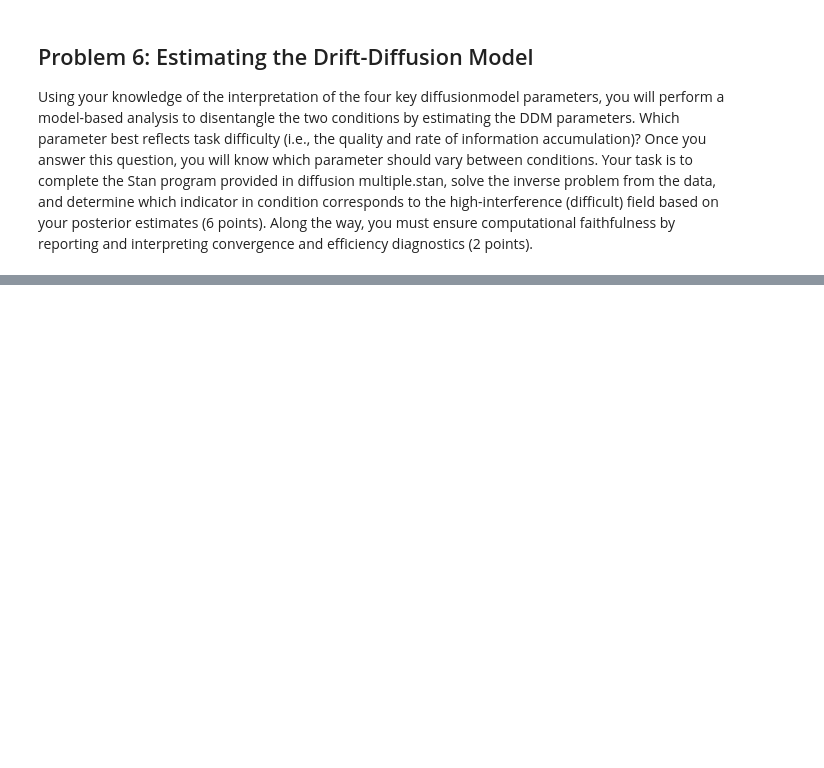
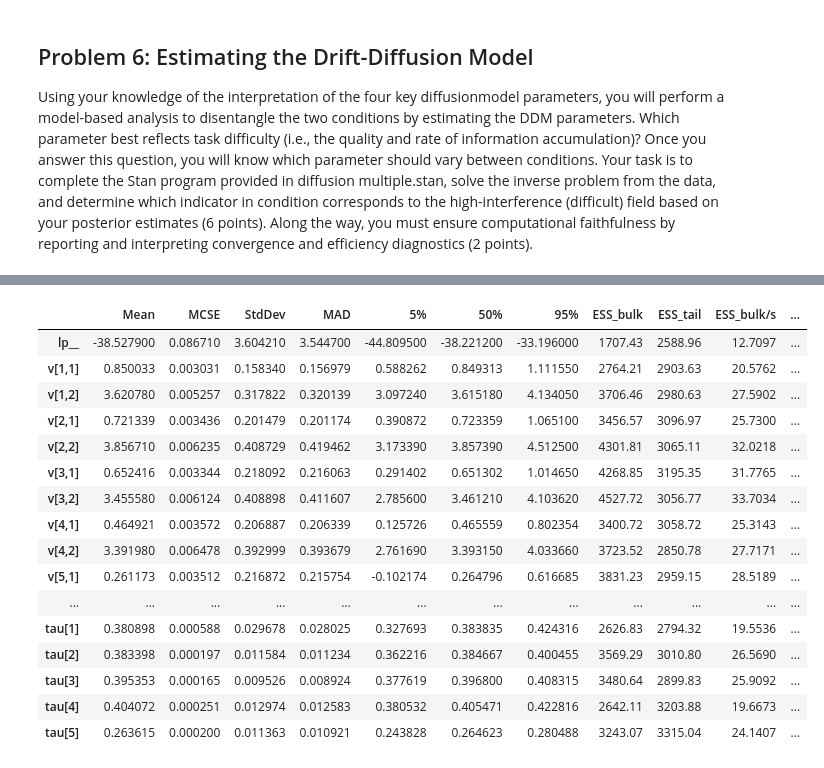
Before and after one commit to amahammad132/COGS4210, a Jupyter notebook: HW3/hw_code_solutions.ipynb, the cells around one changed output, grey strips where cells are left out. Saved outputs shown, nothing was run; the diff lists cells and outputs as text; code cells hidden in the pictures; blank space fills up the shorter version.

```diff
--- a/HW3/hw_code_solutions.ipynb
+++ b/HW3/hw_code_solutions.ipynb
@@ -466,3 +466,5 @@ Consider re-running with show_console=True if the above output is unclear!
 ## Problem 6: Estimating the Drift-Diffusion Model
 Using your knowledge of the interpretation of the four key diffusionmodel parameters, you will perform a model-based analysis to disentangle the two conditions by
 estimating the DDM parameters. Which parameter best reflects task difficulty (i.e., the quality and rate of information accumulation)? Once you answer this question, you will know which parameter should vary between conditions. Your task is to complete the Stan program provided in diffusion multiple.stan, solve the inverse problem from the data, and determine which indicator in condition corresponds to the high-interference (difficult) field based on your posterior estimates (6 points). Along the way, you must ensure computational faithfulness by reporting and interpreting convergence and efficiency diagnostics (2 points).
+# %%
+model = CmdStanModel(model_name='diffusion_multiple', stan_file='./model/diffusion_multiple.stan')
@@ -468,0 +475,19 @@ estimating the DDM parameters. Which parameter best reflects task difficulty (i.
+# %%
+data = pd.read_csv("./data/response_times.csv", sep=";", header= 0)
+# %%
+data_dict = {
+    "N": len(data),
+    "J": data.id.nunique(),
+    "id": data.id.values,
+    "y": data.rt.values,
+    "condition": data.condition.values,
+    "choice": data.choice.values
+
+}
+
+fit = model.sample(
+    data=data_dict,
+    chains=4,
+    iter_warmup=1000,
+    iter_sampling=1000
+)
@@ -468,0 +515,20 @@ estimating the DDM parameters. Which parameter best reflects task difficulty (i.
+# %%
+fit.summary()
+# %% [output]
+|  | Mean | MCSE | StdDev | MAD | 5% | 50% | 95% | ESS_bulk | ESS_tail | ESS_bulk/s | ... |
+| lp__ | -38.527900 | 0.086710 | 3.604210 | 3.544700 | -44.809500 | -38.221200 | -33.196000 | 1707.43 | 2588.96 | 12.7097 | ... |
+| v[1,1] | 0.850033 | 0.003031 | 0.158340 | 0.156979 | 0.588262 | 0.849313 | 1.111550 | 2764.21 | 2903.63 | 20.5762 | ... |
+| v[1,2] | 3.620780 | 0.005257 | 0.317822 | 0.320139 | 3.097240 | 3.615180 | 4.134050 | 3706.46 | 2980.63 | 27.5902 | ... |
+| v[2,1] | 0.721339 | 0.003436 | 0.201479 | 0.201174 | 0.390872 | 0.723359 | 1.065100 | 3456.57 | 3096.97 | 25.7300 | ... |
+| v[2,2] | 3.856710 | 0.006235 | 0.408729 | 0.419462 | 3.173390 | 3.857390 | 4.512500 | 4301.81 | 3065.11 | 32.0218 | ... |
+| v[3,1] | 0.652416 | 0.003344 | 0.218092 | 0.216063 | 0.291402 | 0.651302 | 1.014650 | 4268.85 | 3195.35 | 31.7765 | ... |
+| v[3,2] | 3.455580 | 0.006124 | 0.408898 | 0.411607 | 2.785600 | 3.461210 | 4.103620 | 4527.72 | 3056.77 | 33.7034 | ... |
+| v[4,1] | 0.464921 | 0.003572 | 0.206887 | 0.206339 | 0.125726 | 0.465559 | 0.802354 | 3400.72 | 3058.72 | 25.3143 | ... |
+| v[4,2] | 3.391980 | 0.006478 | 0.392999 | 0.393679 | 2.761690 | 3.393150 | 4.033660 | 3723.52 | 2850.78 | 27.7171 | ... |
+| v[5,1] | 0.261173 | 0.003512 | 0.216872 | 0.215754 | -0.102174 | 0.264796 | 0.616685 | 3831.23 | 2959.15 | 28.5189 | ... |
+| ... | ... | ... | ... | ... | ... | ... | ... | ... | ... | ... | ... |
+| tau[1] | 0.380898 | 0.000588 | 0.029678 | 0.028025 | 0.327693 | 0.383835 | 0.424316 | 2626.83 | 2794.32 | 19.5536 | ... |
+| tau[2] | 0.383398 | 0.000197 | 0.011584 | 0.011234 | 0.362216 | 0.384667 | 0.400455 | 3569.29 | 3010.80 | 26.5690 | ... |
+| tau[3] | 0.395353 | 0.000165 | 0.009526 | 0.008924 | 0.377619 | 0.396800 | 0.408315 | 3480.64 | 2899.83 | 25.9092 | ... |
+| tau[4] | 0.404072 | 0.000251 | 0.012974 | 0.012583 | 0.380532 | 0.405471 | 0.422816 | 2642.11 | 3203.88 | 19.6673 | ... |
+| tau[5] | 0.263615 | 0.000200 | 0.011363 | 0.010921 | 0.243828 | 0.264623 | 0.280488 | 3243.07 | 3315.04 | 24.1407 | ... |
```
Also changed, not shown: parts of 3 cells of this notebook, 5 other files.
